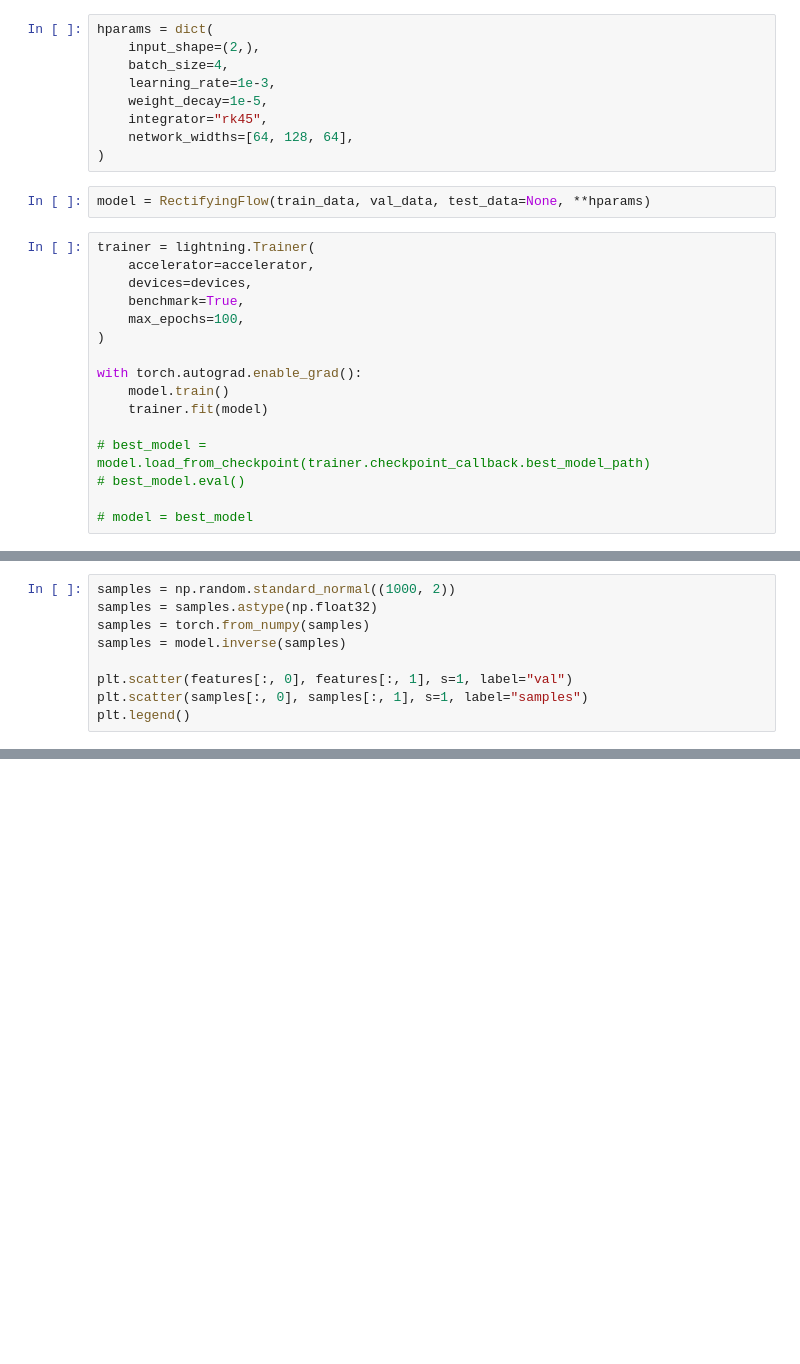
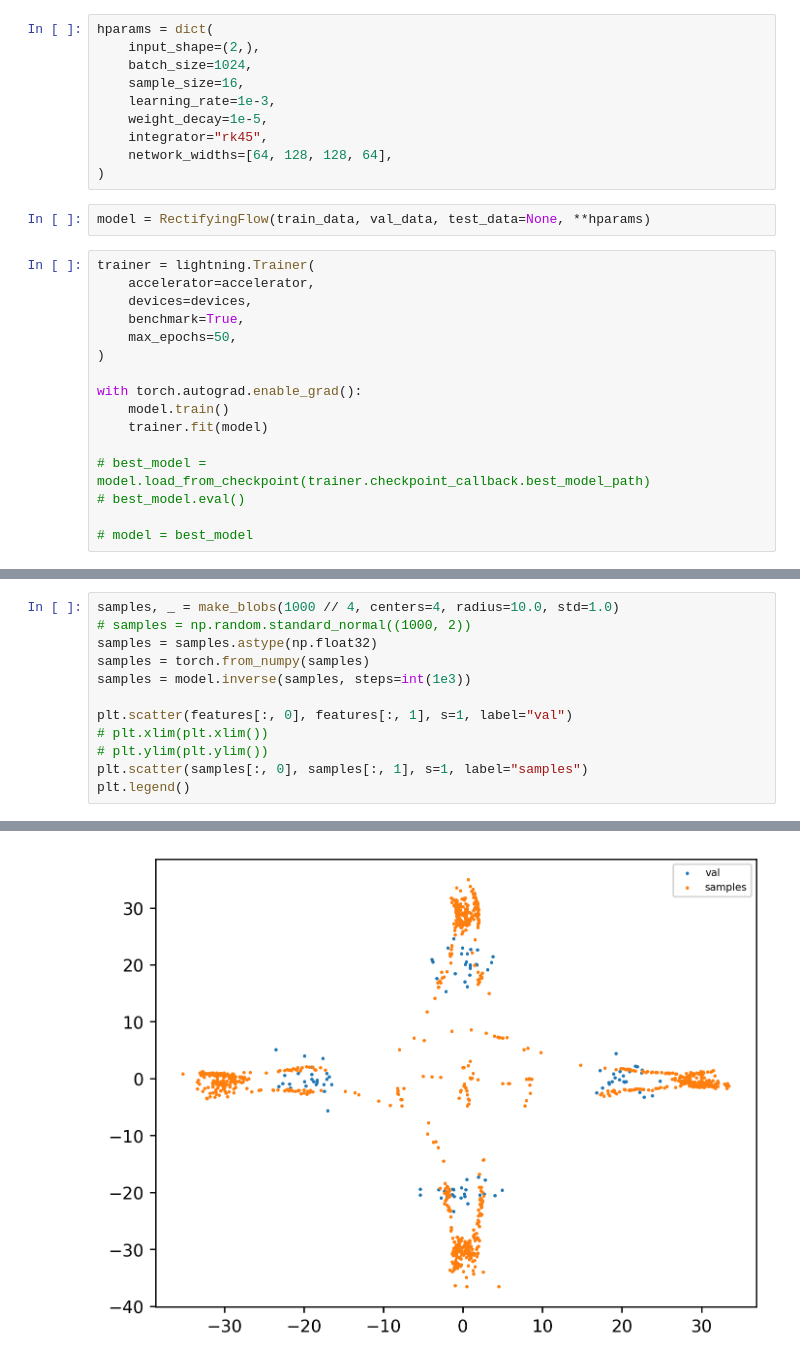
Before and after one commit to LarsKue/point-clouds, a Jupyter notebook: main.ipynb, the cells around one changed output, grey strips where cells are left out. Cells and saved outputs as stored; diff of their text form; blank space fills up the shorter version.

```diff
--- a/main.ipynb
+++ b/main.ipynb
@@ -52,11 +123,12 @@ val_data = TensorDataset(features, noise)
 # %%
 hparams = dict(
     input_shape=(2,),
-    batch_size=4,
+    batch_size=1024,
+    sample_size=16,
     learning_rate=1e-3,
     weight_decay=1e-5,
     integrator="rk45",
-    network_widths=[64, 128, 64],
+    network_widths=[64, 128, 128, 64],
 )
 # %%
 model = RectifyingFlow(train_data, val_data, test_data=None, **hparams)
@@ -65,7 +137,7 @@ trainer = lightning.Trainer(
     accelerator=accelerator,
     devices=devices,
     benchmark=True,
-    max_epochs=100,
+    max_epochs=50,
 )
 
 with torch.autograd.enable_grad():
@@ -96,9 +168,13 @@ AttributeError: Missing attribute "time_range"
 # %%
-samples = np.random.standard_normal((1000, 2))
+samples, _ = make_blobs(1000 // 4, centers=4, radius=10.0, std=1.0)
+# samples = np.random.standard_normal((1000, 2))
 samples = samples.astype(np.float32)
 samples = torch.from_numpy(samples)
-samples = model.inverse(samples)
+samples = model.inverse(samples, steps=int(1e3))
 
 plt.scatter(features[:, 0], features[:, 1], s=1, label="val")
+# plt.xlim(plt.xlim())
+# plt.ylim(plt.ylim())
 plt.scatter(samples[:, 0], samples[:, 1], s=1, label="samples")
 plt.legend()
+# %% [output]
@@ -105,3 +182,4 @@ plt.legend()
+[figure, added]
 # %%
 n, m = 100, 100
 x = np.linspace(-3, 3, n)
```
Also changed, not shown: parts of 16 cells of this notebook, 5 other files.
